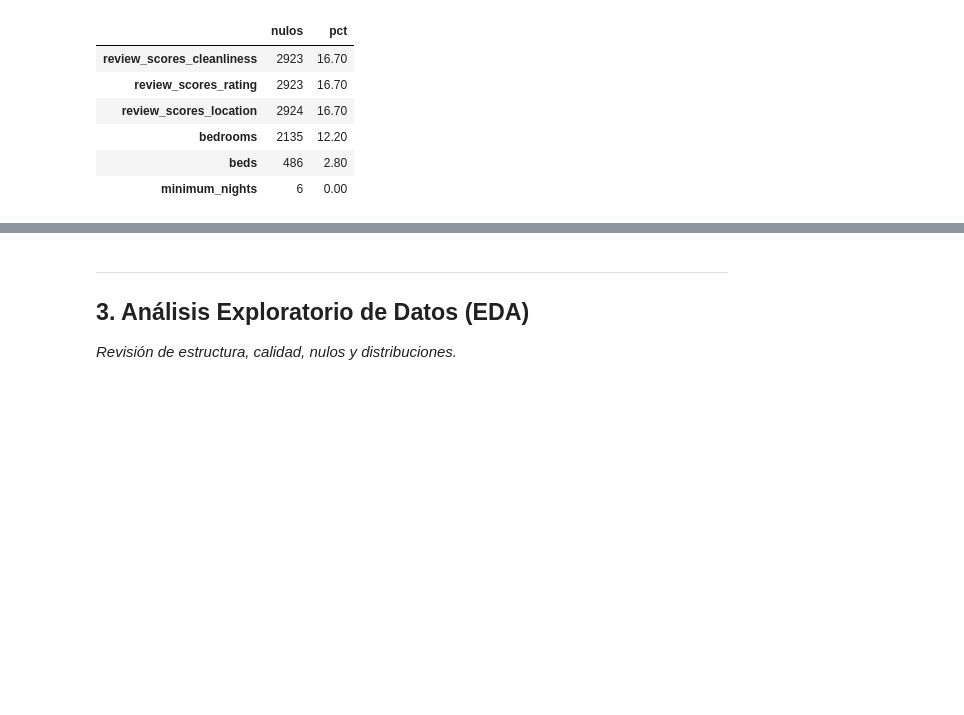
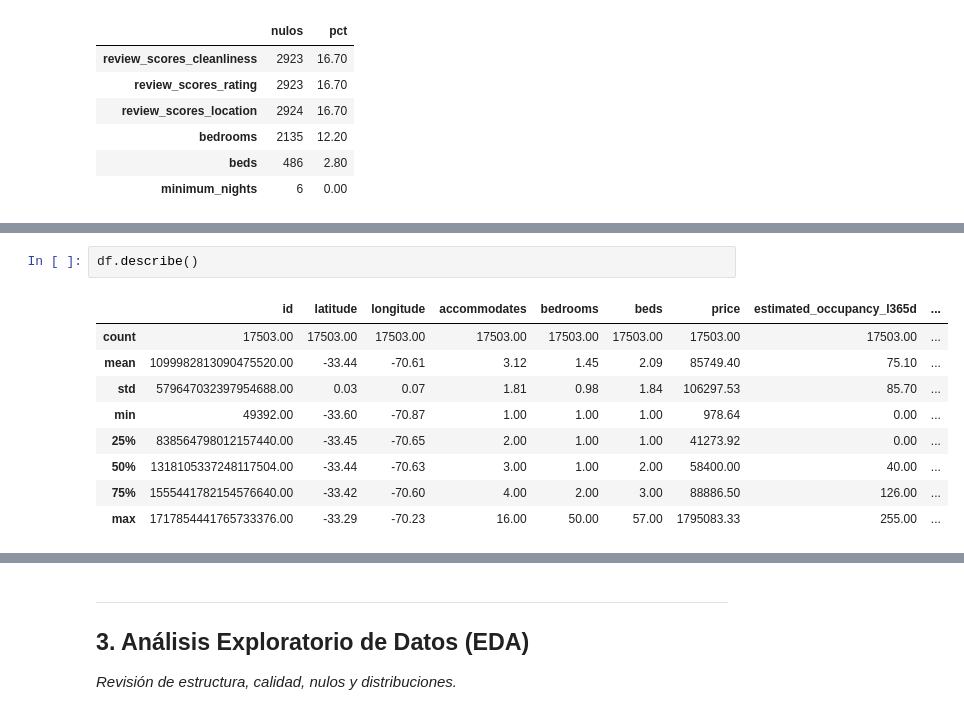
Before and after one commit to larpla19-pixel/airbnb-santiago, a Jupyter notebook: plantilla_ciencia_datos_airbnb_santiago.ipynb, the cells around one changed output, grey strips where cells are left out. Drawn from its saved outputs; the diff is of its cells as text; blank space fills up the shorter version.

```diff
--- a/plantilla_ciencia_datos_airbnb_santiago.ipynb
+++ b/plantilla_ciencia_datos_airbnb_santiago.ipynb
@@ -265,0 +334,12 @@ pd.DataFrame({'nulos': nulos, 'pct': nulos_pct}).query('nulos > 0').sort_values(
+# %%
+df.describe()
+# %% [output]
+|  | id | latitude | longitude | accommodates | bedrooms | beds | price | estimated_occupancy_l365d | ... |
+| count | 17503.00 | 17503.00 | 17503.00 | 17503.00 | 17503.00 | 17503.00 | 17503.00 | 17503.00 | ... |
+| mean | 1099982813090475520.00 | -33.44 | -70.61 | 3.12 | 1.45 | 2.09 | 85749.40 | 75.10 | ... |
+| std | 579647032397954688.00 | 0.03 | 0.07 | 1.81 | 0.98 | 1.84 | 106297.53 | 85.70 | ... |
+| min | 49392.00 | -33.60 | -70.87 | 1.00 | 1.00 | 1.00 | 978.64 | 0.00 | ... |
+| 25% | 838564798012157440.00 | -33.45 | -70.65 | 2.00 | 1.00 | 1.00 | 41273.92 | 0.00 | ... |
+| 50% | 1318105337248117504.00 | -33.44 | -70.63 | 3.00 | 1.00 | 2.00 | 58400.00 | 40.00 | ... |
+| 75% | 1555441782154576640.00 | -33.42 | -70.60 | 4.00 | 2.00 | 3.00 | 88886.50 | 126.00 | ... |
+| max | 1717854441765733376.00 | -33.29 | -70.23 | 16.00 | 50.00 | 57.00 | 1795083.33 | 255.00 | ... |
```
Also changed, not shown: parts of 34 cells of this notebook.
